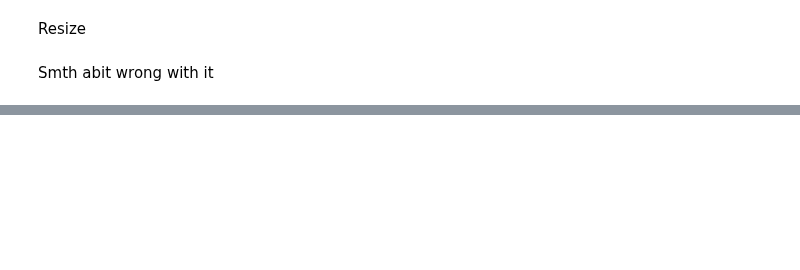
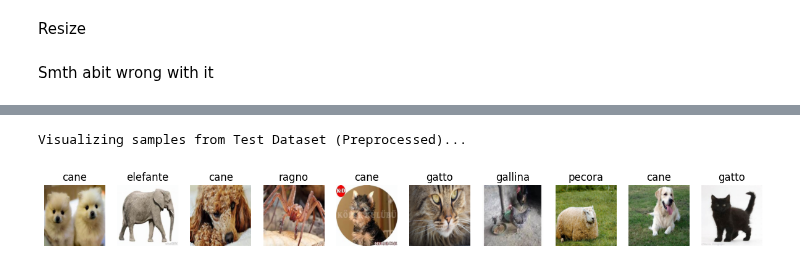
Before and after one commit to nikitaazz/zneus-animal, a Jupyter notebook: zneus-animal.ipynb, the cells around one changed output, grey strips where cells are left out. Cells and saved outputs as stored; diff of their text form; code cells hidden in the pictures; blank space fills up the shorter version.

```diff
--- a/zneus-animal.ipynb
+++ b/zneus-animal.ipynb
@@ -316,0 +365,30 @@ print("Test transforms defined.")
+# %%
+# Visualize Test Data
+print("Visualizing samples from Test Dataset (Preprocessed)...")
+
+def visualize_dataset_samples(dataset, class_names, n_samples=5):
+    indices = random.sample(range(len(dataset)), n_samples)
+
+    fig, axes = plt.subplots(1, n_samples, figsize=(15, 3))
+
+    for i, idx in enumerate(indices):
+        image, label = dataset[idx]
+
+        # Denormalize for visualization
+        mean = np.array([0.5, 0.5, 0.5])
+        std = np.array([0.5, 0.5, 0.5])
+
+        img_display = image.permute(1, 2, 0).numpy()
+        img_display = std * img_display + mean
+        img_display = np.clip(img_display, 0, 1)
+
+        axes[i].imshow(img_display)
+        axes[i].set_title(class_names[label])
+        axes[i].axis('off')
+
+    plt.show()
+
+visualize_dataset_samples(test_dataset, class_names, 10)
+# %% [output]
+Visualizing samples from Test Dataset (Preprocessed)...
+[figure, added]
```
Also changed, not shown: parts of 8 cells of this notebook.
